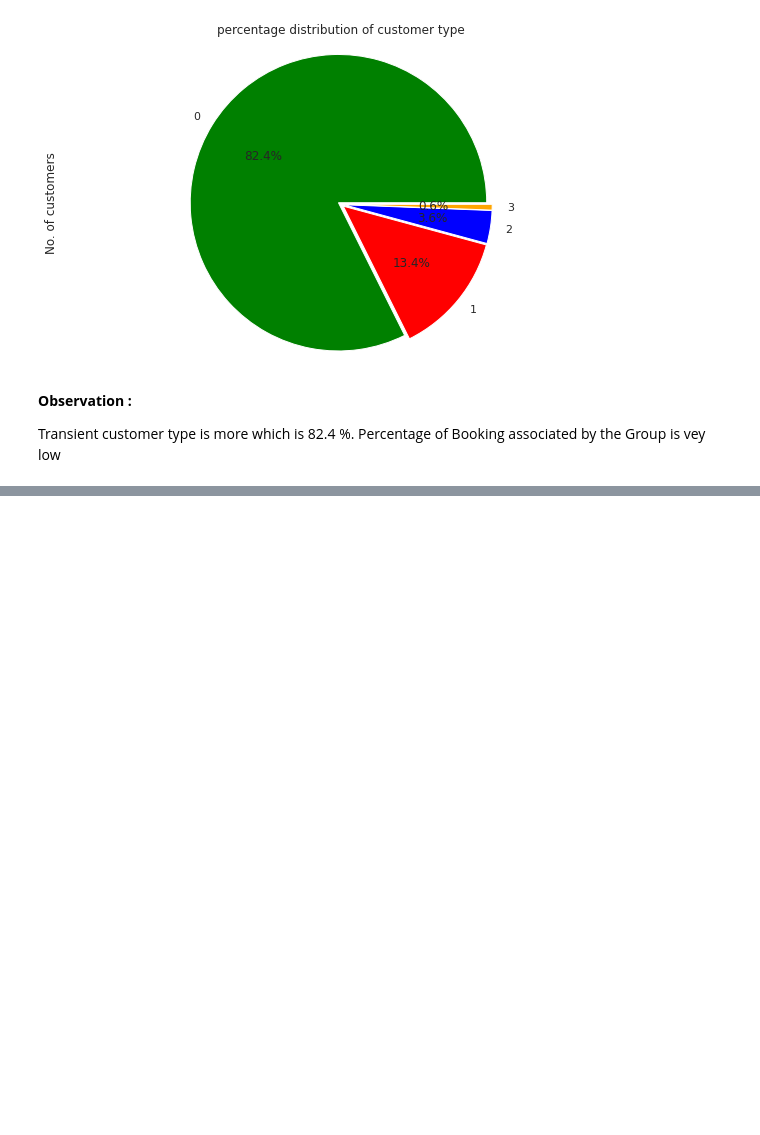
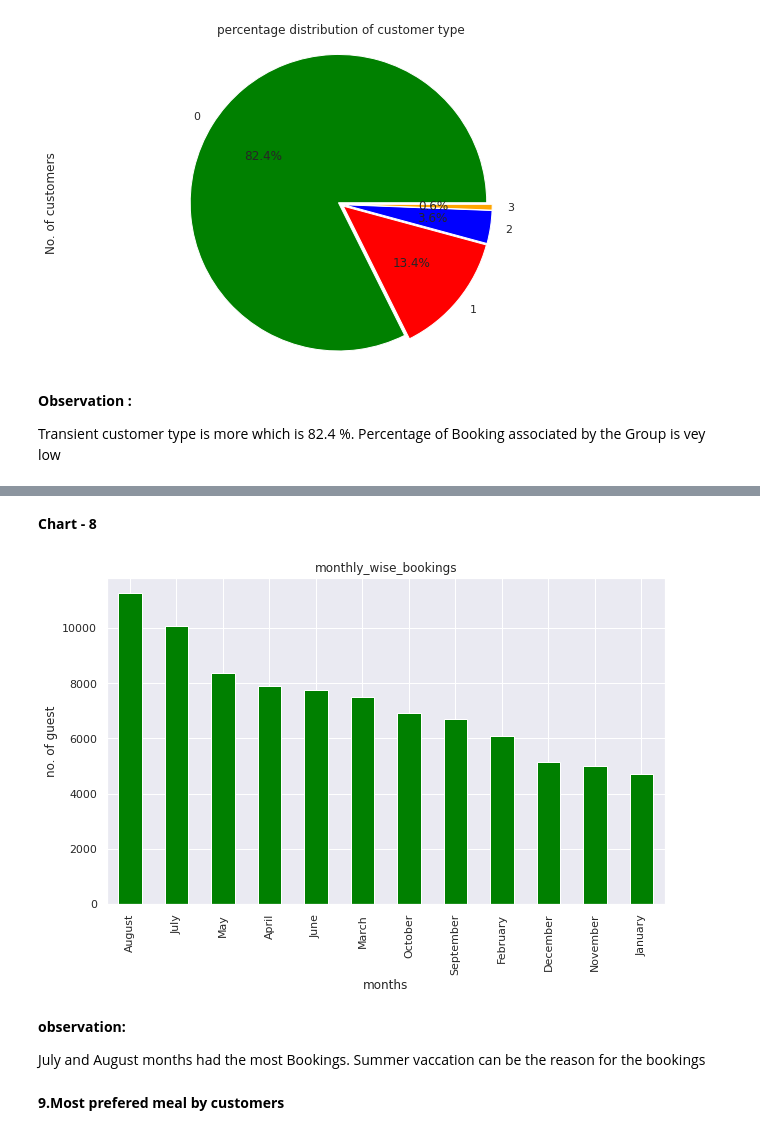
Before and after one commit to istekhar1543/hotel-booking-analysis, a Jupyter notebook: Hotel_Booking_Analysis_Capstone_Project.ipynb, the cells around one changed output, grey strips where cells are left out. Drawn from its saved outputs; the diff is of its cells as text; code cells hidden in the pictures; blank space fills up the shorter version.

```diff
--- a/Hotel_Booking_Analysis_Capstone_Project.ipynb
+++ b/Hotel_Booking_Analysis_Capstone_Project.ipynb
@@ -390,0 +503,4 @@ Transient customer type is more which is 82.4 %. Percentage of Booking associate
+# %%
+#monthly booking
+monthly_bookings=new_df['arrival_date_month'].value_counts()
+monthly_bookings
@@ -390,0 +521,18 @@ Transient customer type is more which is 82.4 %. Percentage of Booking associate
+# %% [markdown]
+**Chart - 8**
+# %%
+#plot the graph
+plt.figure(figsize=(10,6))
+monthly_bookings.plot(kind='bar',color='green')
+plt.title('monthly_wise_bookings')
+plt.xlabel('months')
+plt.ylabel('no. of guest')
+plt.show()
+# %% [output]
+[figure, added]
+# %% [markdown]
+**observation:**
+
+July and August months had the most Bookings. Summer vaccation can be the reason for the bookings
+# %% [markdown]
+**9.Most prefered meal by customers**
```
Also changed, not shown: parts of 91 cells of this notebook.
